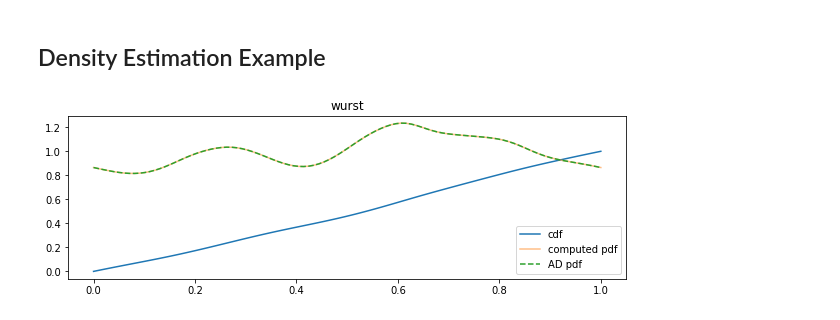
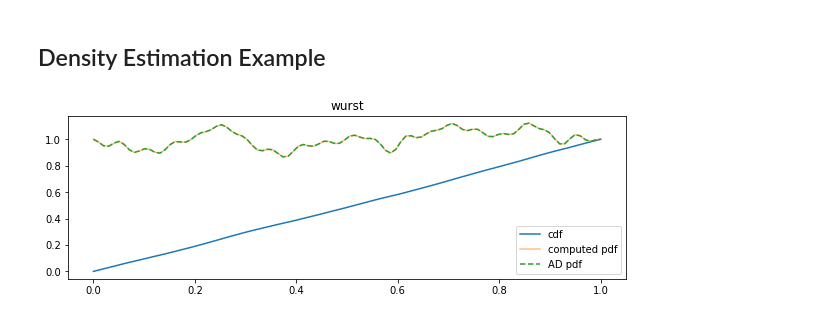
Before and after one commit to noegroup/bgflow, a Jupyter notebook: notebooks/compact/compact.ipynb, the cells around one changed output. Cells and saved outputs as stored; diff of their text form; code cells hidden in the pictures.

```diff
--- a/notebooks/compact/compact.ipynb
+++ b/notebooks/compact/compact.ipynb
@@ -310,11 +323,11 @@ from functools import partial
 flow = make_coupling_flow(partial(make_transformer, d_in=1, d_out=1, d_hidden=100, n_components=20, periodic=True, verbose=False)).cuda()
 # %%
 plot_transformer_density(
-    partial(flow._blocks[3].transformer.cpu(), inverse=True),
+    partial(flow._blocks[5].transformer.cpu(), inverse=False),
     label="wurst"
 )
 # %% [output]
-[figure, old version]
+[figure, new version]
 # %%
 flow = flow.cuda()
 # %%
```
Also changed, not shown: parts of 23 cells of this notebook, 1 other file.
